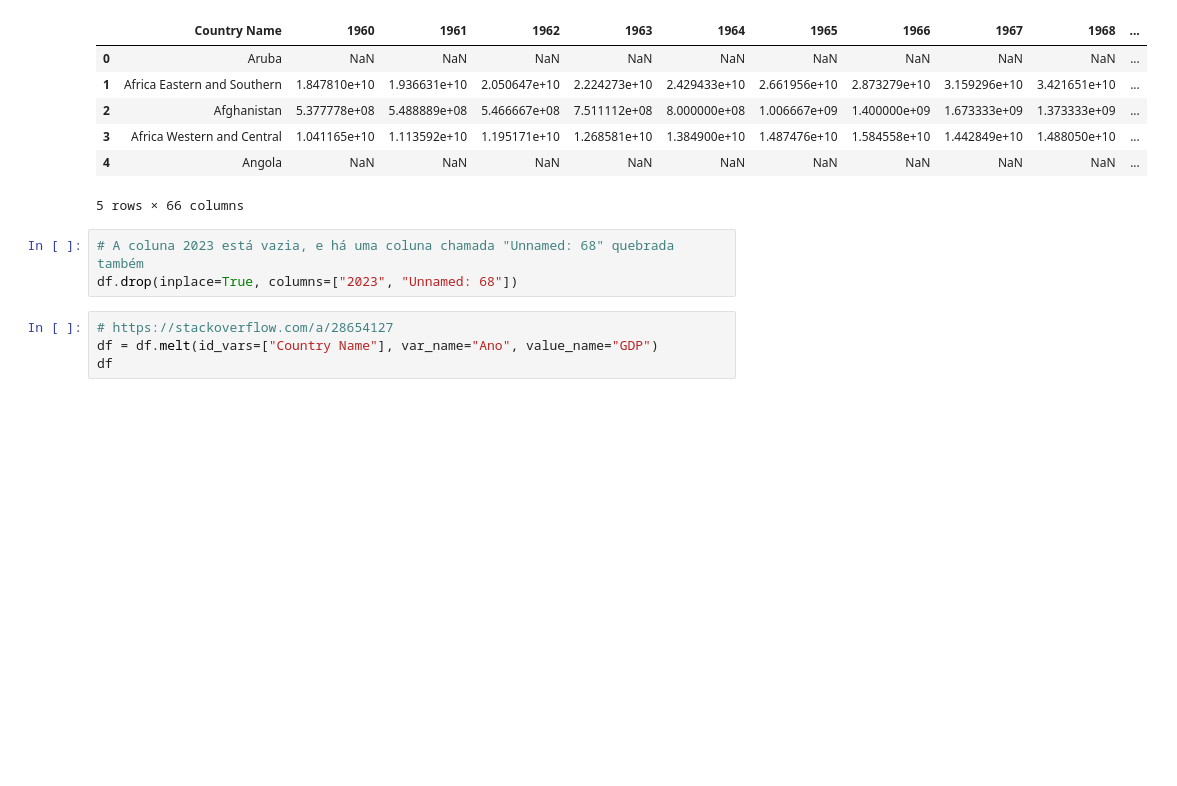
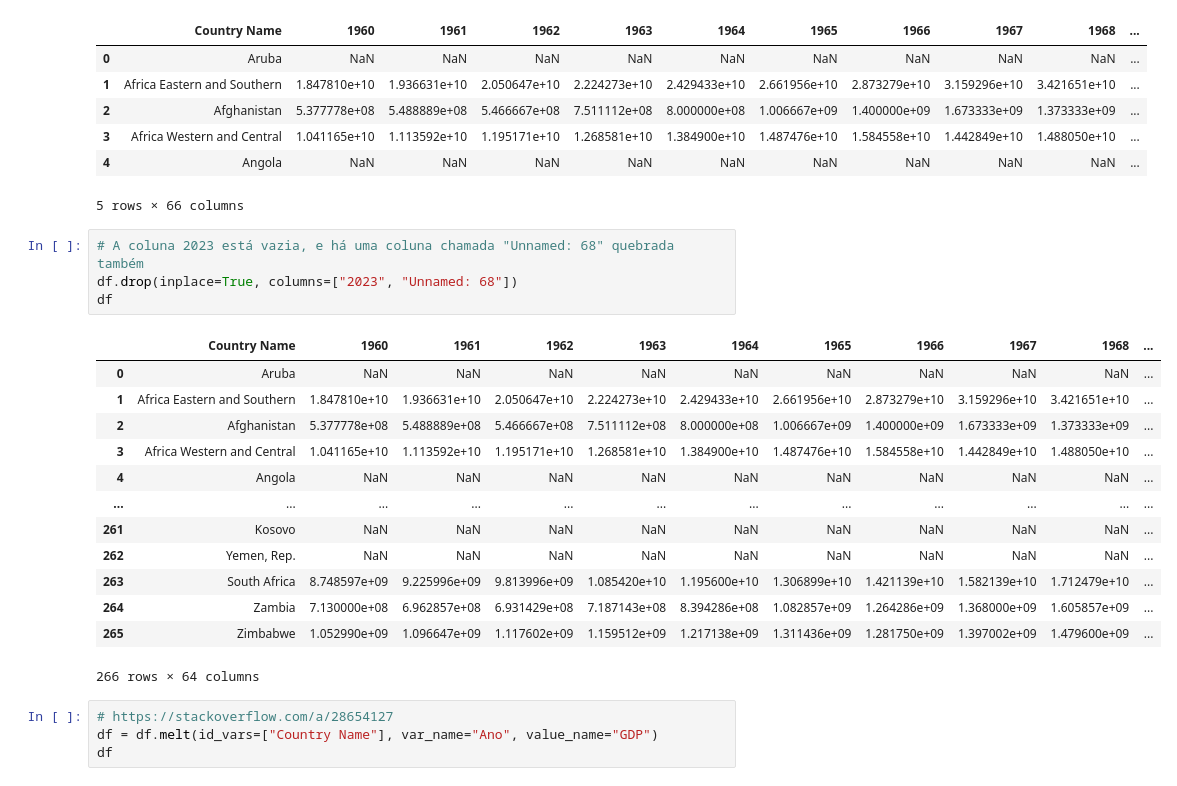
Before and after one commit to LM2124/Data-Science-Fiap, a Jupyter notebook: 05.28 - Gráficos com Matplotlib e Numpy/Exercício 2.ipynb, the cells around one changed output. Drawn from its saved outputs; the diff is of its cells as text; blank space fills up the shorter version.

```diff
--- a/05.28 - Gráficos com Matplotlib e Numpy/Exercício 2.ipynb
+++ b/05.28 - Gráficos com Matplotlib e Numpy/Exercício 2.ipynb
@@ -48,6 +48,21 @@ df.head(5)
 # %%
 # A coluna 2023 está vazia, e há uma coluna chamada "Unnamed: 68" quebrada também
 df.drop(inplace=True, columns=["2023", "Unnamed: 68"])
+df
+# %% [output]
+|  | Country Name | 1960 | 1961 | 1962 | 1963 | 1964 | 1965 | 1966 | 1967 | 1968 | ... |
+| 0 | Aruba | NaN | NaN | NaN | NaN | NaN | NaN | NaN | NaN | NaN | ... |
+| 1 | Africa Eastern and Southern | 1.847810e+10 | 1.936631e+10 | 2.050647e+10 | 2.224273e+10 | 2.429433e+10 | 2.661956e+10 | 2.873279e+10 | 3.159296e+10 | 3.421651e+10 | ... |
+| 2 | Afghanistan | 5.377778e+08 | 5.488889e+08 | 5.466667e+08 | 7.511112e+08 | 8.000000e+08 | 1.006667e+09 | 1.400000e+09 | 1.673333e+09 | 1.373333e+09 | ... |
+| 3 | Africa Western and Central | 1.041165e+10 | 1.113592e+10 | 1.195171e+10 | 1.268581e+10 | 1.384900e+10 | 1.487476e+10 | 1.584558e+10 | 1.442849e+10 | 1.488050e+10 | ... |
+| 4 | Angola | NaN | NaN | NaN | NaN | NaN | NaN | NaN | NaN | NaN | ... |
+| ... | ... | ... | ... | ... | ... | ... | ... | ... | ... | ... | ... |
+| 261 | Kosovo | NaN | NaN | NaN | NaN | NaN | NaN | NaN | NaN | NaN | ... |
+| 262 | Yemen, Rep. | NaN | NaN | NaN | NaN | NaN | NaN | NaN | NaN | NaN | ... |
+| 263 | South Africa | 8.748597e+09 | 9.225996e+09 | 9.813996e+09 | 1.085420e+10 | 1.195600e+10 | 1.306899e+10 | 1.421139e+10 | 1.582139e+10 | 1.712479e+10 | ... |
+| 264 | Zambia | 7.130000e+08 | 6.962857e+08 | 6.931429e+08 | 7.187143e+08 | 8.394286e+08 | 1.082857e+09 | 1.264286e+09 | 1.368000e+09 | 1.605857e+09 | ... |
+| 265 | Zimbabwe | 1.052990e+09 | 1.096647e+09 | 1.117602e+09 | 1.159512e+09 | 1.217138e+09 | 1.311436e+09 | 1.281750e+09 | 1.397002e+09 | 1.479600e+09 | ... |
+266 rows × 64 columns
 # %%
 # https://stackoverflow.com/a/28654127
 df = df.melt(id_vars=["Country Name"], var_name="Ano", value_name="GDP")
```
Also changed, not shown: parts of 6 cells of this notebook.
